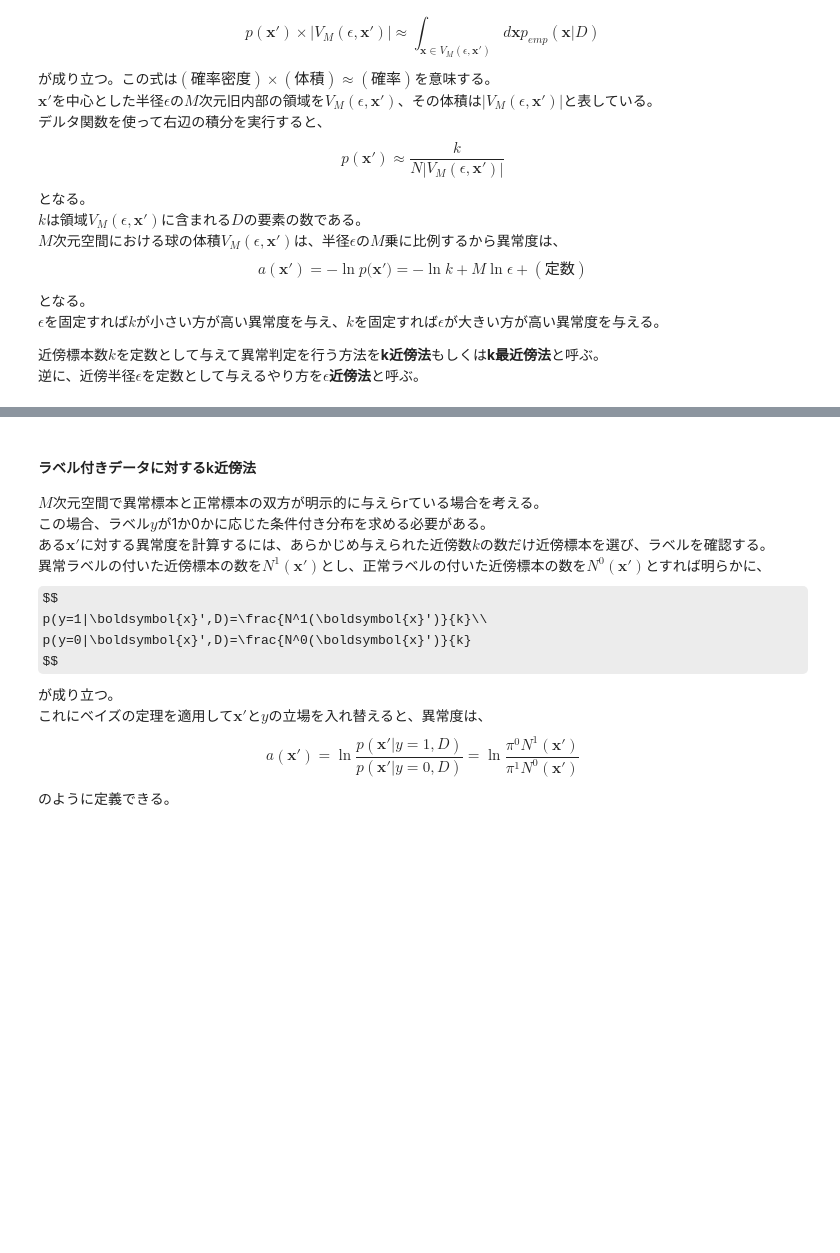
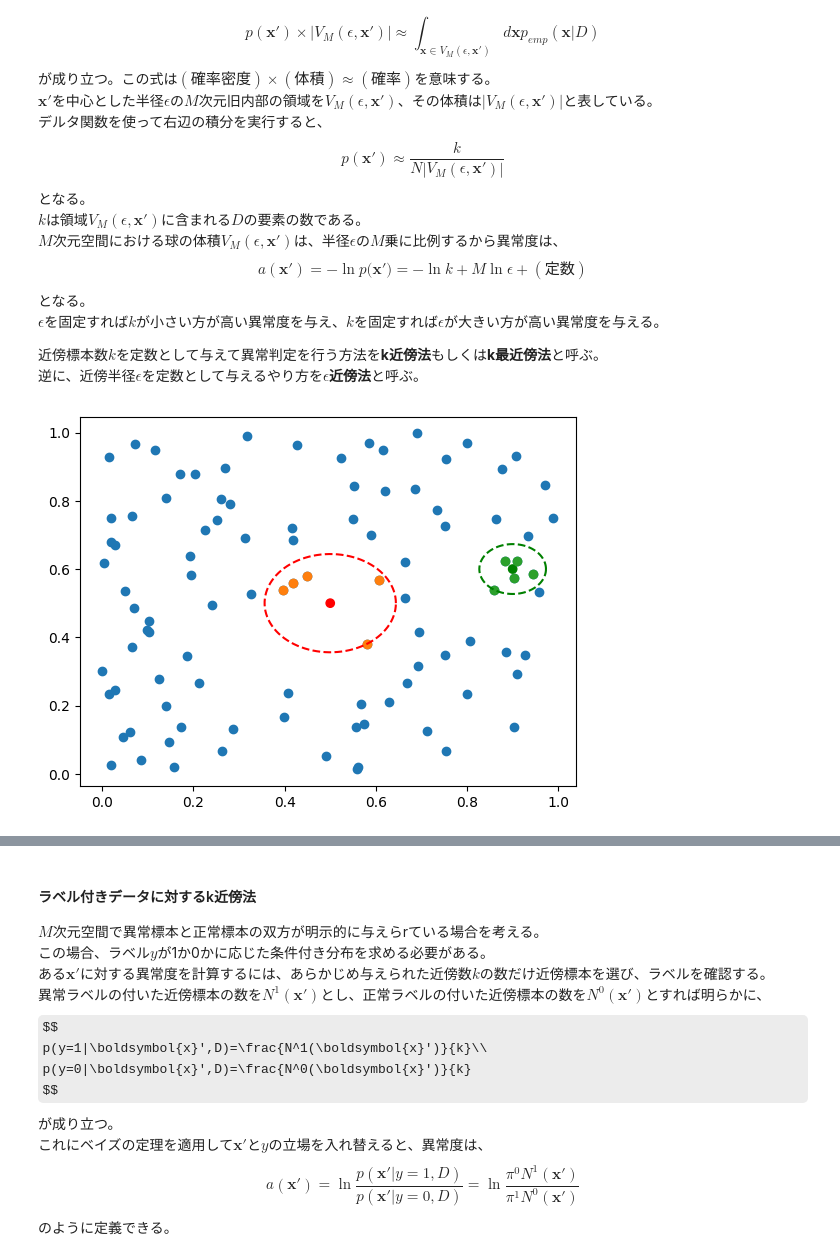
Before and after one commit to tanakakao/studymemo, a Jupyter notebook: 4. 近傍法による異常検知.ipynb, the cells around one changed output, grey strips where cells are left out. Cells and saved outputs as stored; diff of their text form; code cells hidden in the pictures; some formulas as TeX source; blank space fills up the shorter version.

```diff
--- a/4. 近傍法による異常検知.ipynb
+++ b/4. 近傍法による異常検知.ipynb
@@ -73,3 +36,56 @@ $\epsilon$を固定すれば$k$が小さい方が高い異常度を与え、$k$
 
 近傍標本数$k$を定数として与えて異常判定を行う方法を**k近傍法**もしくは**k最近傍法**と呼ぶ。
 逆に、近傍半径$\epsilon$を定数として与えるやり方を**$\epsilon$近傍法**と呼ぶ。
+# %%
+import numpy as np
+import matplotlib.pyplot as plt
+np.random.seed(1)
+
+def make_circle(x, y, r, theta):
+    """円の描画用
+    """
+    return np.concatenate([[x + r * np.cos(theta)], [y + r * np.sin(theta)]], axis=0).T
+
+def find_near_k(x1, x2, k):
+    """k近傍点の座標と距離
+    """
+    dist = np.sqrt(np.sum((x1- x2.reshape(len(x2),1,2))**2, axis=2))
+    neark = np.array([x1[np.argsort(dist[i])[:k],:] for i in range(len(x2))])
+    eps = np.array([np.max(dist.T[np.argsort(dist[i])[:k],i]) for i in range(len(x2))])
+    return neark, eps
+
+def find_near_eps(x1, x2, eps):
+    """epsilon近傍点の数(k)
+    """
+    dist = np.sqrt(np.sum((x1- x2.reshape(len(x2),1,2))**2, axis=2))
+    k = np.sum(dist<eps, axis=1)
+    return k
+
+# 訓練用データ
+N = 100
+x1 = np.random.rand(N, 2)
+
+# テストデータ
+x2 = np.array([[0.5, 0.5],
+               [0.9, 0.6]])
+
+# 各点の近傍点情報を取得
+neark, epsk = find_near_k(x1, x2=x2, k=5)
+near_eps = find_near_eps(x1, x2, eps=0.1)
+
+# 描画用
+theta = np.linspace(0, 2*np.pi, N)
+
+plt.scatter(x1[:,0], x1[:,1]);
+plt.scatter(x2[:,0], x2[:,1], color=['red', 'green']);
+
+c1 = make_circle(x2[0,0], x2[0,1], r=epsk[0], theta=theta)
+c2 = make_circle(x2[1,0], x2[1,1], r=epsk[1], theta=theta)
+
+plt.scatter(neark[0,:,0], neark[0,:,1]);
+plt.scatter(neark[1,:,0], neark[1,:,1]);
+
+plt.plot(c1[:,0], c1[:,1], '--', color='red');
+plt.plot(c2[:,0], c2[:,1], '--', color='green');
+# %% [output]
+[figure, added]
```
Also changed, not shown: parts of 22 cells of this notebook, 1 other file.
